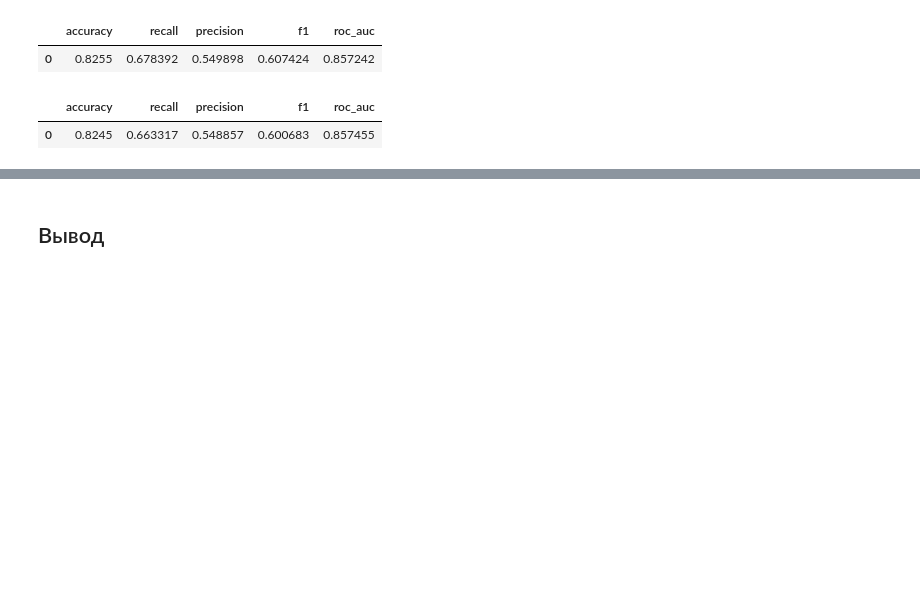
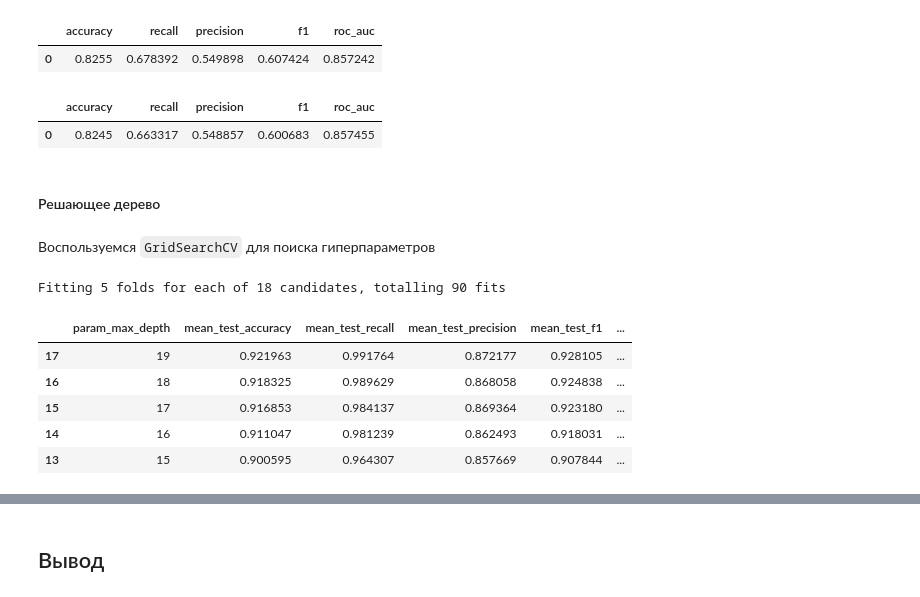
Before and after one commit to ironavt/bank-customer-churn-modeling, a Jupyter notebook: churn-modeling.ipynb, the cells around one changed output, grey strips where cells are left out. Saved outputs shown, nothing was run; the diff lists cells and outputs as text; code cells hidden in the pictures; blank space fills up the shorter version.

```diff
--- a/churn-modeling.ipynb
+++ b/churn-modeling.ipynb
@@ -547,3 +547,31 @@ all_metrics(clf_rf_balanced.best_estimator_, X_test, y_test)
 # %% [output]
 |  | accuracy | recall | precision | f1 | roc_auc |
 | 0 | 0.8245 | 0.663317 | 0.548857 | 0.600683 | 0.857455 |
+# %% [markdown]
+#### Решающее дерево
+# %% [markdown]
+Воспользуемся `GridSearchCV` для поиска гиперпараметров
+# %%
+# переберём максимальную глубину дерева решений и определим метрики
+model_dt_up = DecisionTreeClassifier(random_state=rst)
+param_dict_up = {'max_depth': list(range(2, 20))}
+
+clf_dt_up = GridSearchCV(
+    model_dt_up,
+    param_dict_up,
+    scoring=['accuracy', 'recall', 'precision', 'f1', 'roc_auc'],
+    verbose=1,
+    refit='f1'
+)
+
+clf_dt_up.fit(X_train_up, y_train_up)
+df_model_dt_up = pd.DataFrame(clf_dt_up.cv_results_)[['param_max_depth'] + [m + i for i in metrics] + [r + i for i in metrics]]
+df_model_dt_up.sort_values(by='rank_test_f1').head()
+# %% [output]
+Fitting 5 folds for each of 18 candidates, totalling 90 fits
+|  | param_max_depth | mean_test_accuracy | mean_test_recall | mean_test_precision | mean_test_f1 | ... |
+| 17 | 19 | 0.921963 | 0.991764 | 0.872177 | 0.928105 | ... |
+| 16 | 18 | 0.918325 | 0.989629 | 0.868058 | 0.924838 | ... |
+| 15 | 17 | 0.916853 | 0.984137 | 0.869364 | 0.923180 | ... |
+| 14 | 16 | 0.911047 | 0.981239 | 0.862493 | 0.918031 | ... |
+| 13 | 15 | 0.900595 | 0.964307 | 0.857669 | 0.907844 | ... |
```
Also changed, not shown: parts of 9 cells of this notebook.
